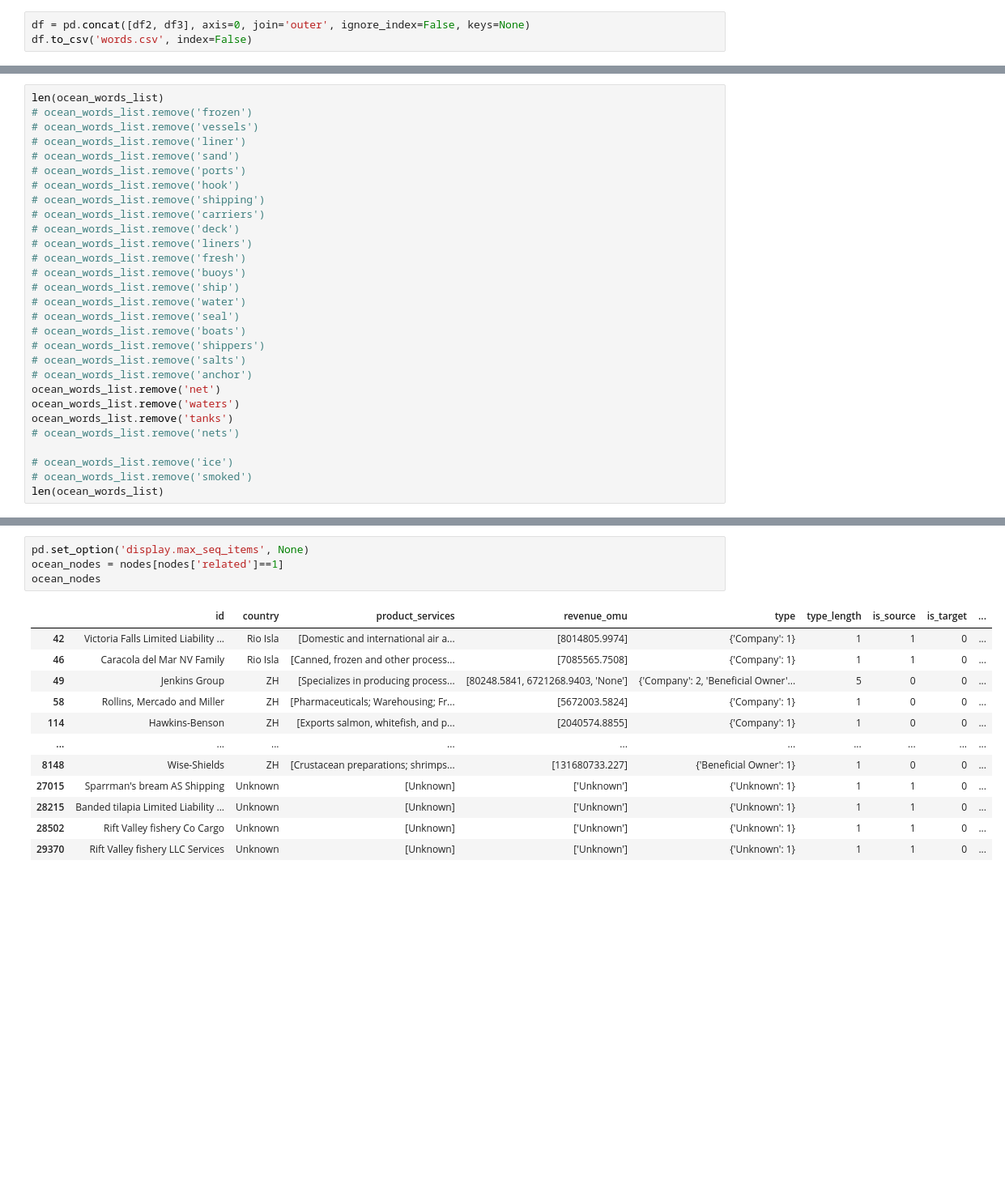
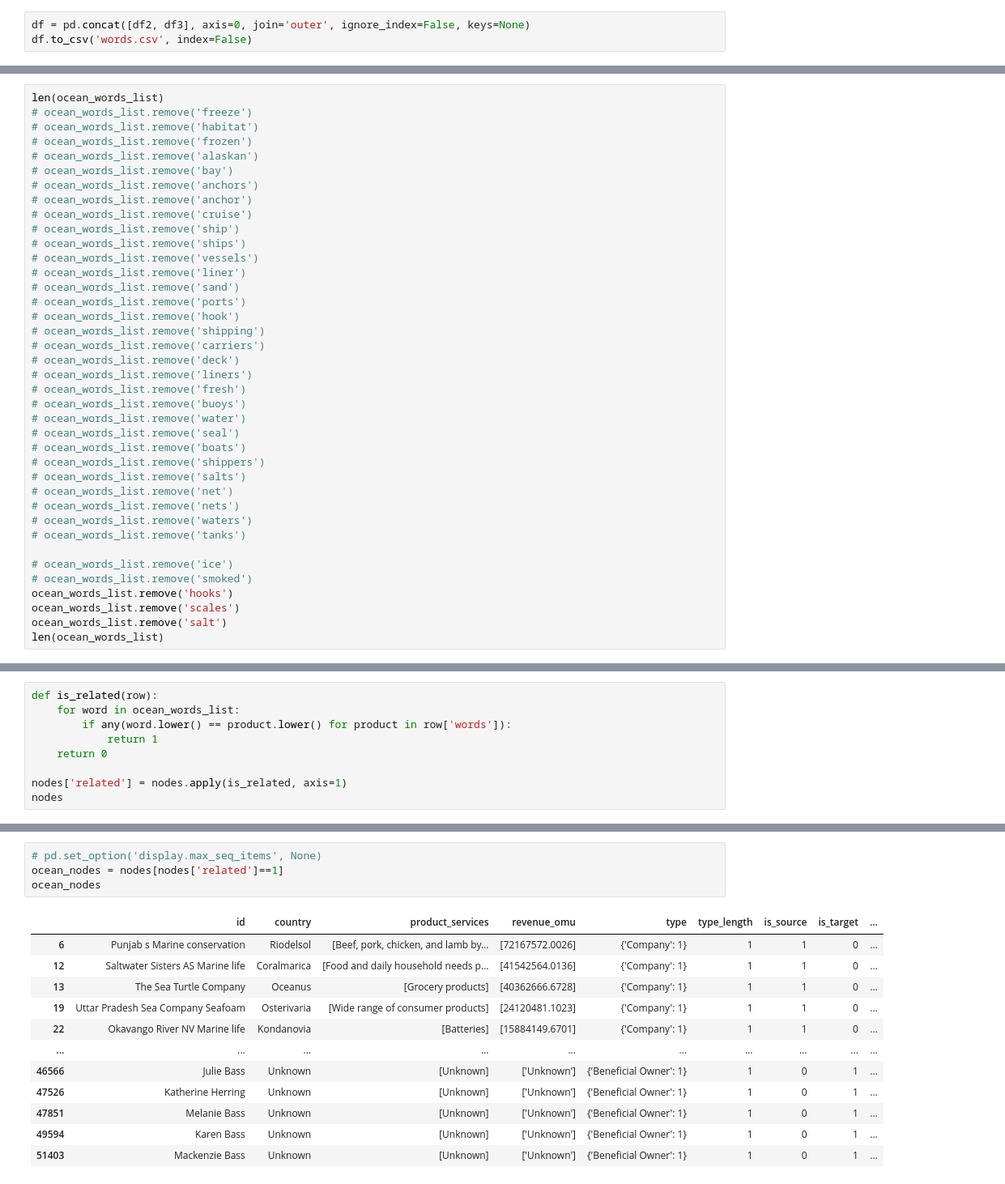
Before and after one commit to IDCLab-VAST-Challenge-2023/AnchoVis, a Jupyter notebook: filtering.ipynb, the cells around one changed output, grey strips where cells are left out. Shown at 81% size. Cells and saved outputs as stored; diff of their text form; blank space fills up the shorter version.

Commit message:
[FIX] ocean_nodes_new.csv

```diff
--- a/filtering.ipynb
+++ b/filtering.ipynb
@@ -348,7 +351,16 @@ ocean_words_list
  'net']
 # %%
 len(ocean_words_list)
+# ocean_words_list.remove('freeze')
+# ocean_words_list.remove('habitat')
 # ocean_words_list.remove('frozen')
+# ocean_words_list.remove('alaskan')
+# ocean_words_list.remove('bay')
+# ocean_words_list.remove('anchors')
+# ocean_words_list.remove('anchor')
+# ocean_words_list.remove('cruise')
+# ocean_words_list.remove('ship')
+# ocean_words_list.remove('ships')
 # ocean_words_list.remove('vessels')
 # ocean_words_list.remove('liner')
 # ocean_words_list.remove('sand')
@@ -360,19 +372,20 @@ len(ocean_words_list)
 # ocean_words_list.remove('liners')
 # ocean_words_list.remove('fresh')
 # ocean_words_list.remove('buoys')
-# ocean_words_list.remove('ship')
 # ocean_words_list.remove('water')
 # ocean_words_list.remove('seal')
 # ocean_words_list.remove('boats')
 # ocean_words_list.remove('shippers')
 # ocean_words_list.remove('salts')
-# ocean_words_list.remove('anchor')
-ocean_words_list.remove('net')
-ocean_words_list.remove('waters')
-ocean_words_list.remove('tanks')
+# ocean_words_list.remove('net')
 # ocean_words_list.remove('nets')
+# ocean_words_list.remove('waters')
+# ocean_words_list.remove('tanks')
 
 # ocean_words_list.remove('ice')
 # ocean_words_list.remove('smoked')
+ocean_words_list.remove('hooks')
+ocean_words_list.remove('scales')
+ocean_words_list.remove('salt')
 len(ocean_words_list)
 # %% [output]
@@ -453,0 +424,9 @@ ocean word :  fishery
+# %%
+def is_related(row):
+    for word in ocean_words_list:
+        if any(word.lower() == product.lower() for product in row['words']):
+            return 1
+    return 0
+
+nodes['related'] = nodes.apply(is_related, axis=1)
+nodes
@@ -454,17 +472,17 @@ ocean word :  fishery
 # %%
-pd.set_option('display.max_seq_items', None)
+# pd.set_option('display.max_seq_items', None)
 ocean_nodes = nodes[nodes['related']==1]
 ocean_nodes
 # %% [output]
 |  | id | country | product_services | revenue_omu | type | type_length | is_source | is_target | ... |
-| 42 | Victoria Falls Limited Liability ... | Rio Isla | [Domestic and international air a... | [8014805.9974] | {'Company': 1} | 1 | 1 | 0 | ... |
-| 46 | Caracola del Mar NV Family | Rio Isla | [Canned, frozen and other process... | [7085565.7508] | {'Company': 1} | 1 | 1 | 0 | ... |
-| 49 | Jenkins Group | ZH | [Specializes in producing process... | [80248.5841, 6721268.9403, 'None'] | {'Company': 2, 'Beneficial Owner'... | 5 | 0 | 0 | ... |
-| 58 | Rollins, Mercado and Miller | ZH | [Pharmaceuticals; Warehousing; Fr... | [5672003.5824] | {'Company': 1} | 1 | 0 | 0 | ... |
-| 114 | Hawkins-Benson | ZH | [Exports salmon, whitefish, and p... | [2040574.8855] | {'Company': 1} | 1 | 0 | 0 | ... |
+| 6 | Punjab s Marine conservation | Riodelsol | [Beef, pork, chicken, and lamb by... | [72167572.0026] | {'Company': 1} | 1 | 1 | 0 | ... |
+| 12 | Saltwater Sisters AS Marine life | Coralmarica | [Food and daily household needs p... | [41542564.0136] | {'Company': 1} | 1 | 1 | 0 | ... |
+| 13 | The Sea Turtle Company | Oceanus | [Grocery products] | [40362666.6728] | {'Company': 1} | 1 | 1 | 0 | ... |
+| 19 | Uttar Pradesh Sea Company Seafoam | Osterivaria | [Wide range of consumer products] | [24120481.1023] | {'Company': 1} | 1 | 1 | 0 | ... |
+| 22 | Okavango River NV Marine life | Kondanovia | [Batteries] | [15884149.6701] | {'Company': 1} | 1 | 1 | 0 | ... |
 | ... | ... | ... | ... | ... | ... | ... | ... | ... | ... |
-| 8148 | Wise-Shields | ZH | [Crustacean preparations; shrimps... | [131680733.227] | {'Beneficial Owner': 1} | 1 | 0 | 0 | ... |
-| 27015 | Sparrman's bream AS Shipping | Unknown | [Unknown] | ['Unknown'] | {'Unknown': 1} | 1 | 1 | 0 | ... |
-| 28215 | Banded tilapia Limited Liability ... | Unknown | [Unknown] | ['Unknown'] | {'Unknown': 1} | 1 | 1 | 0 | ... |
-| 28502 | Rift Valley fishery Co Cargo | Unknown | [Unknown] | ['Unknown'] | {'Unknown': 1} | 1 | 1 | 0 | ... |
-| 29370 | Rift Valley fishery LLC Services | Unknown | [Unknown] | ['Unknown'] | {'Unknown': 1} | 1 | 1 | 0 | ... |
+| 46566 | Julie Bass | Unknown | [Unknown] | ['Unknown'] | {'Beneficial Owner': 1} | 1 | 0 | 1 | ... |
+| 47526 | Katherine Herring | Unknown | [Unknown] | ['Unknown'] | {'Beneficial Owner': 1} | 1 | 0 | 1 | ... |
+| 47851 | Melanie Bass | Unknown | [Unknown] | ['Unknown'] | {'Beneficial Owner': 1} | 1 | 0 | 1 | ... |
+| 49594 | Karen Bass | Unknown | [Unknown] | ['Unknown'] | {'Beneficial Owner': 1} | 1 | 0 | 1 | ... |
+| 51403 | Mackenzie Bass | Unknown | [Unknown] | ['Unknown'] | {'Beneficial Owner': 1} | 1 | 0 | 1 | ... |
```
Also changed, not shown: parts of 19 cells of this notebook, 2 other files.
